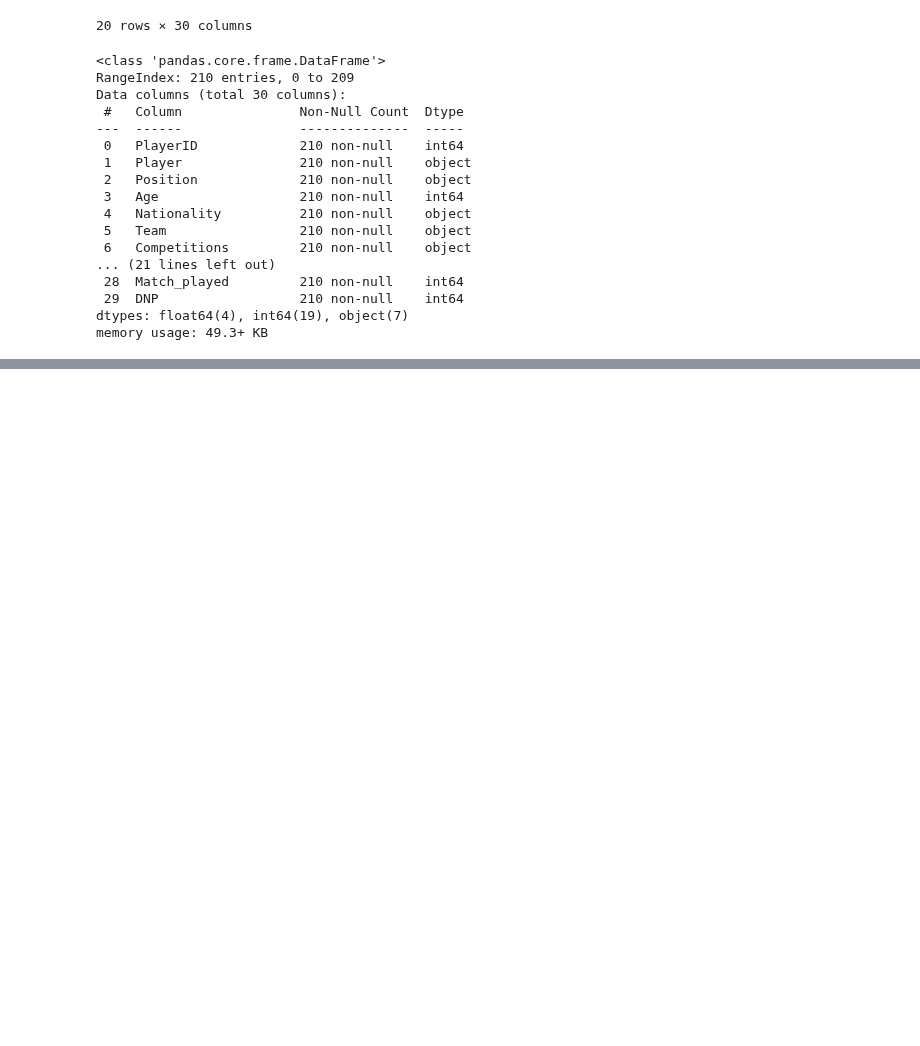
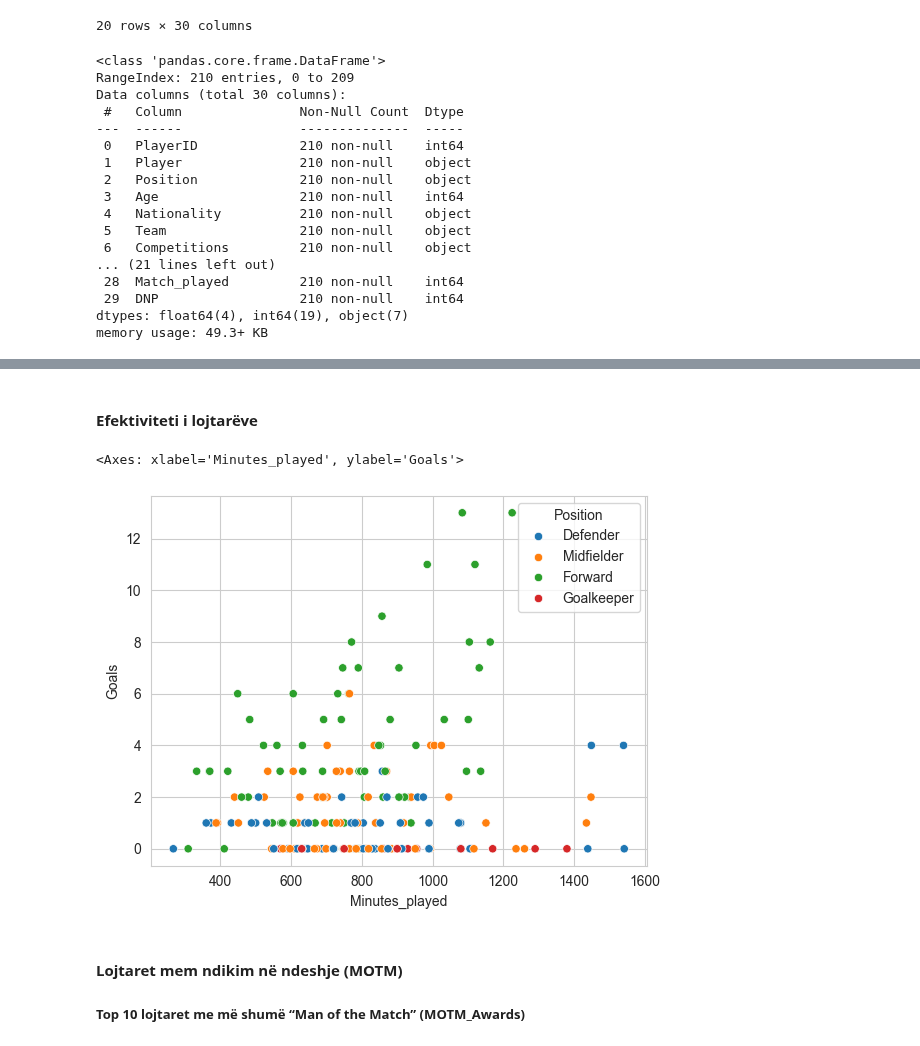
Before and after one commit to ArberKuqi/PythonDataScience_Project, a Jupyter notebook: ChampionsData_Testing/03-testing_ub.ipynb, the cells around one changed output, grey strips where cells are left out. Cells and saved outputs as stored; diff of their text form; code cells hidden in the pictures; blank space fills up the shorter version.

```diff
--- a/ChampionsData_Testing/03-testing_ub.ipynb
+++ b/ChampionsData_Testing/03-testing_ub.ipynb
@@ -291,0 +341,7 @@ fig_scatter.show()
+# %% [markdown]
+#### Efektiviteti i lojtarëve
+# %%
+sns.scatterplot(x='Minutes_played', y='Goals', hue='Position', data=ucl)
+# %% [output]
+<Axes: xlabel='Minutes_played', ylabel='Goals'>
+[figure, added]
@@ -291,0 +350,3 @@ fig_scatter.show()
+# %% [markdown]
+#### Lojtaret mem ndikim në ndeshje (MOTM)
+##### Top 10 lojtaret me më shumë “Man of the Match” (MOTM_Awards)
```
Also changed, not shown: parts of 62 cells of this notebook, 2 other files.
